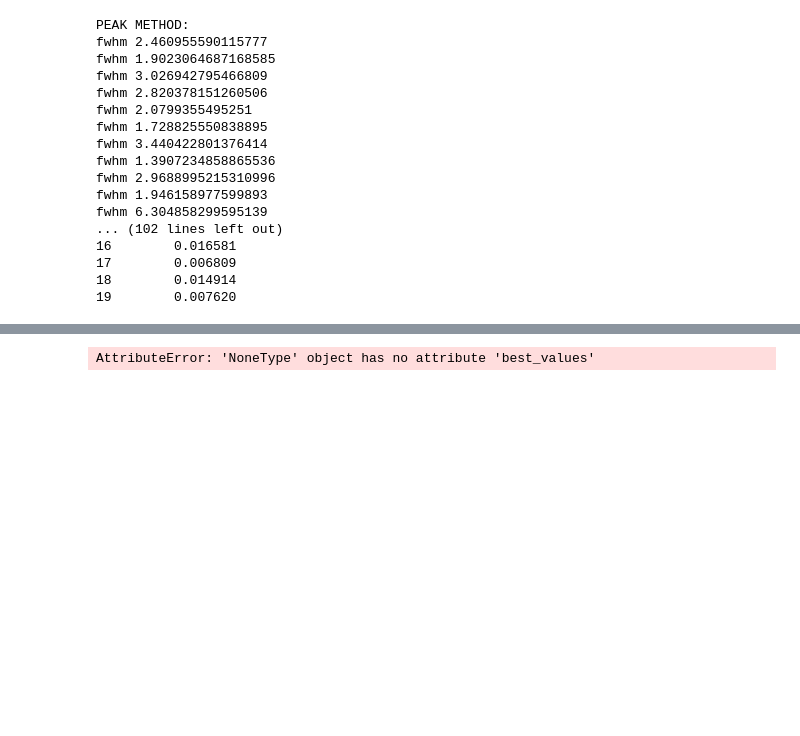
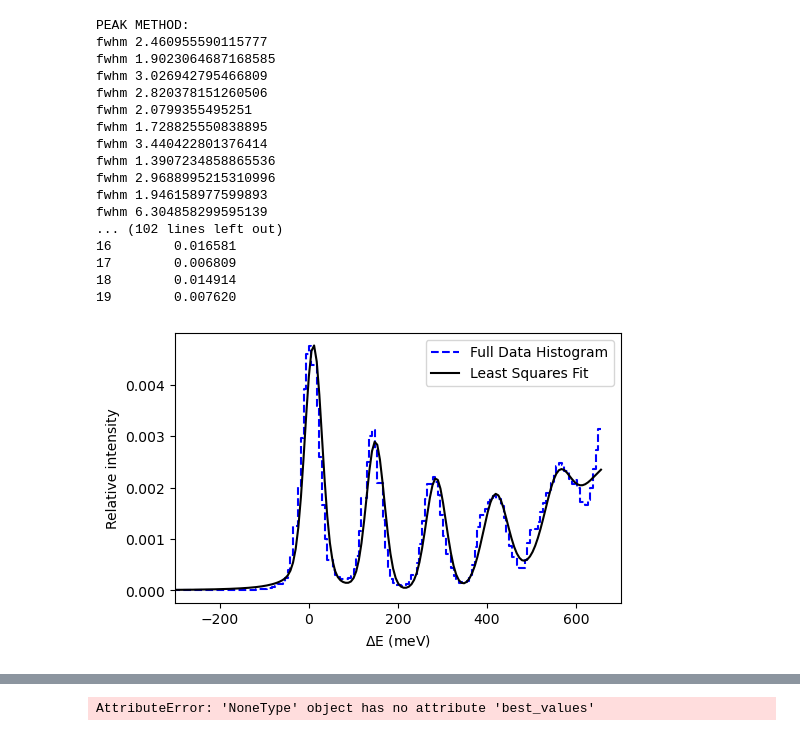
Before and after one commit to localoptimum/emtk, a Jupyter notebook: ARCStest.ipynb, the cells around one changed output, grey strips where cells are left out. Drawn from its saved outputs; the diff is of its cells as text; code cells hidden in the pictures; blank space fills up the shorter version.

```diff
--- a/ARCStest.ipynb
+++ b/ARCStest.ipynb
@@ -323,12 +332,16 @@ bn=cpo.optimal_n_bins()
 hst = np.histogram(cpo.data, bins=bn, weights=cpo.weights)
 hx=hst[1]
 hy=hst[0]
+subsample_histo_x = hx
+subsample_histo_y = hy
 # wipe over zero value artefacts
 zind = np.where(hy==0.0)
 for i in range(0, hx.size):
     if i > 0 and np.isin(i, zind):
         hy[i] = hy[i-1]
 hx = hx[:-1]
+subsample_histo_x = hx
+subsample_histo_y = hy
 fig,ax=plt.subplots()
 ax.step(hx, hy, where='post')
 plt.xlabel('$\Delta$E (meV)')
@@ -945,3 +963,54 @@ fwhm 6.304858299595139
 17        0.006809
 18        0.014914
 19        0.007620
+# %%
+# Use these parameter values to calculate a PMF from the master equation
+
+mcmc_fit_line = big_lse_pdf(fullhisto_x,
+                            1.0,
+                            mcparams[0],
+                            mcparams[1],
+                            mcparams[2],
+                            mcparams[3],
+                            mcparams[4],
+                            mcparams[5],
+                            mcparams[6],
+                            mcparams[7],
+                            mcparams[8],
+                            mcparams[9],
+                            mcparams[10],
+                            mcparams[11],
+                            mcparams[12],
+                            mcparams[13],
+                            mcparams[14],
+                            mcparams[15],
+                            mcparams[16],
+                            mcparams[17],
+                            mcparams[18],
+                            mcparams[19])
+
+hsum = np.sum(fullhisto_y)
+hssum = np.sum(subsample_histo_y)
+lsum = np.sum(mcmc_fit_line)
+hscale = lsum/hsum
+hsscale = 0.03/hssum
+
+
+fsum = np.sum(full_data_fit_line)
+fscale = lsum/fsum
+
+
+plt.step(fullhisto_x, fullhisto_y*hscale, color='blue', ls='--',label='Full Data Histogram')
+plt.plot(fullhisto_x, full_data_fit_line*fscale, color='black', label='Least Squares Fit')
+
+plt.xlabel('$\Delta$E (meV)')
+plt.ylabel('Relative intensity')
+#plt.xlim([410, 435])
+#plt.ylim([0.0014, 0.00195])
+plt.legend()
+plt.xlim(-300,700)
+fig.set_size_inches(6,4)
+#plt.savefig('arcsFigs/arcs_data_subsampled_kde_fit_mean.png', dpi=600, bbox_inches='tight')
+plt.show()
+# %% [output]
+[figure, added]
```
Also changed, not shown: parts of 4 cells of this notebook.
